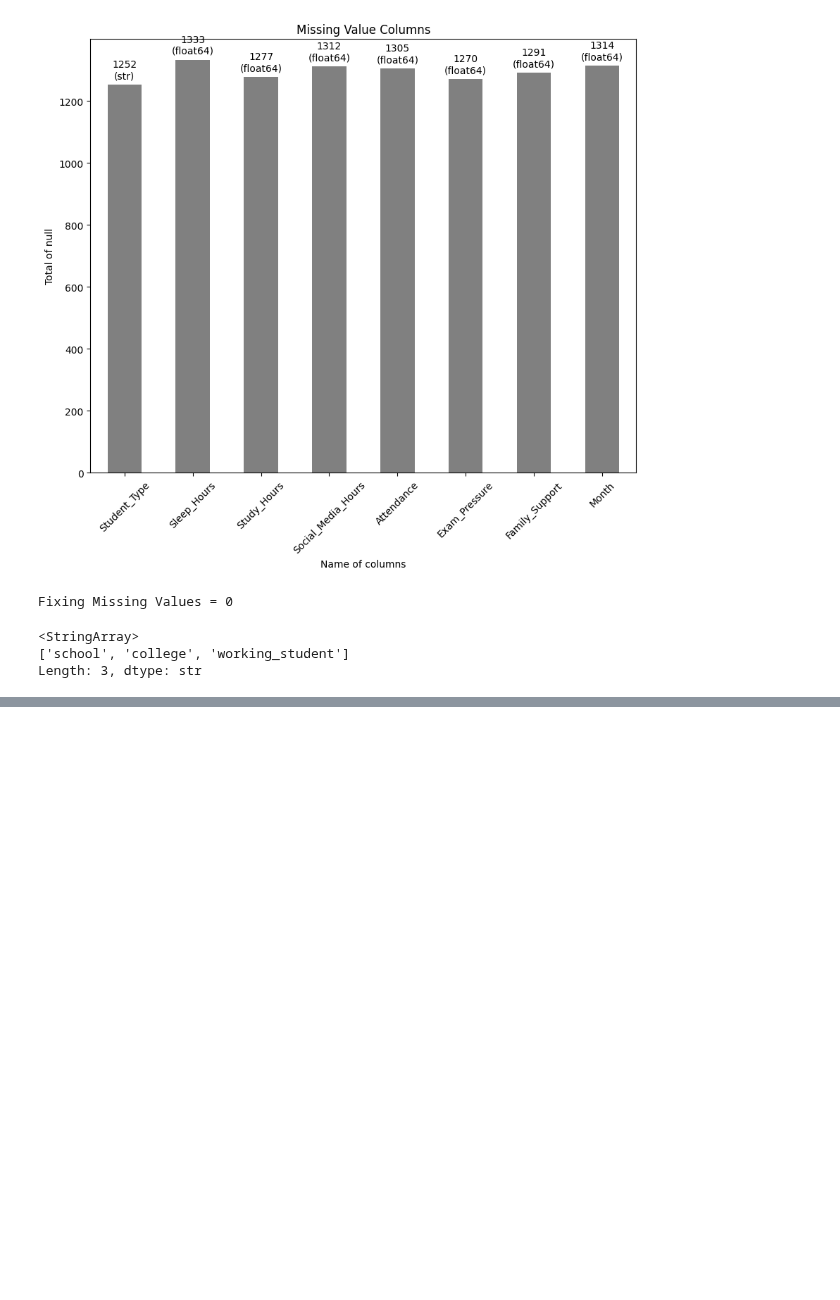
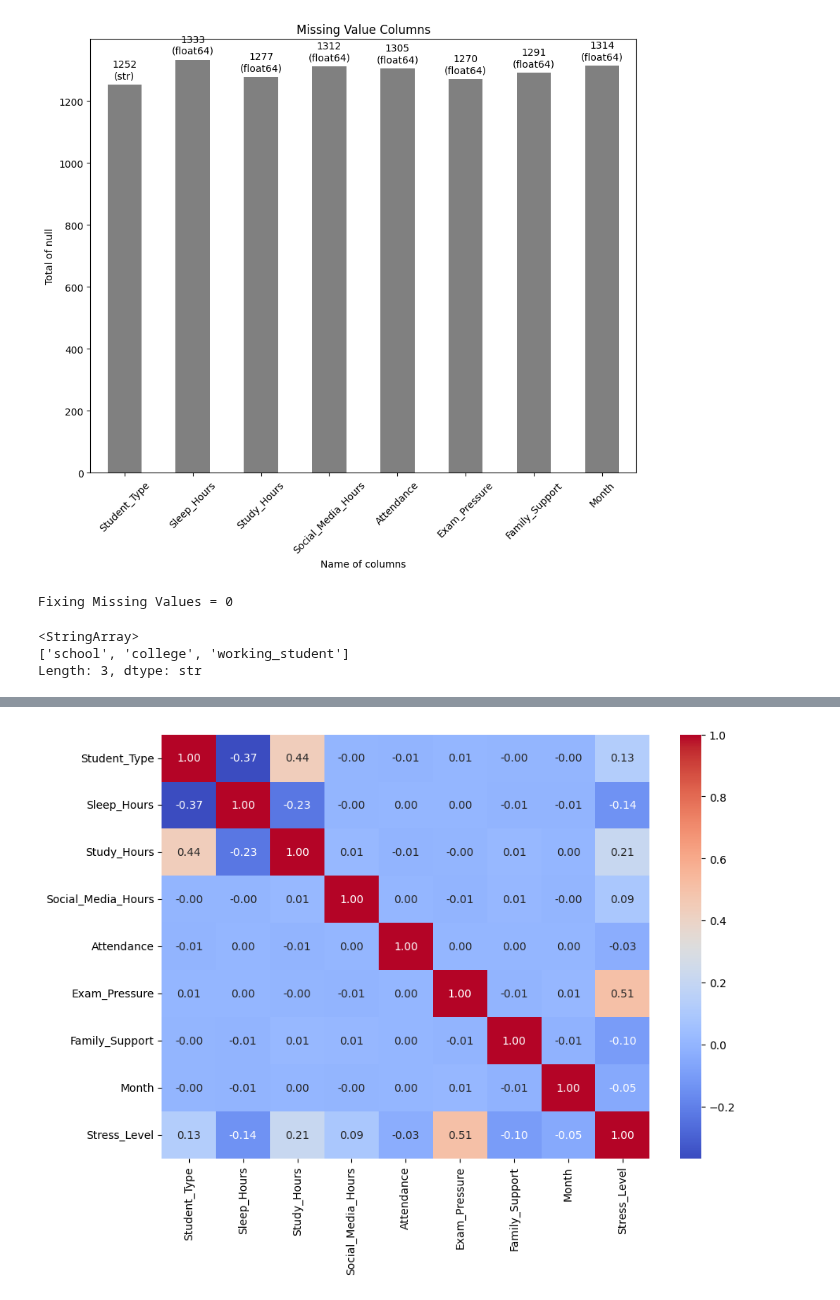
Before and after one commit to tiopramana/machine_learning, a Jupyter notebook: Project/Student_Life_Style/main.ipynb, the cells around one changed output, grey strips where cells are left out. Saved outputs shown, nothing was run; the diff lists cells and outputs as text; code cells hidden in the pictures; blank space fills up the shorter version.

Commit message:
new: creating an eda and preprocessing

```diff
--- a/Project/Student_Life_Style/main.ipynb
+++ b/Project/Student_Life_Style/main.ipynb
@@ -84,7 +85,13 @@ print("Fixing Missing Values =", df.isnull().sum().max())
 # %% [output]
 Fixing Missing Values = 0
 # %%
-print(df['Student_Type'].unique())
+# Preprocessing
+
+dfe = df.copy()
+
+print(dfe['Student_Type'].unique())
+
+dfe['Student_Type'] = dfe['Student_Type'].map({'school' : 0, 'college' : 1, 'working_student' : 2})
 # %% [output]
 <StringArray>
 ['school', 'college', 'working_student']
@@ -91,0 +126,8 @@ Length: 3, dtype: str
+# %%
+plt.figure(figsize=(10, 7))
+
+sns.heatmap(dfe.corr(), annot=True, cmap='coolwarm', fmt='.2f')
+
+plt.show()
+# %% [output]
+[figure, added]
```
Also changed, not shown: parts of 4 cells of this notebook.
